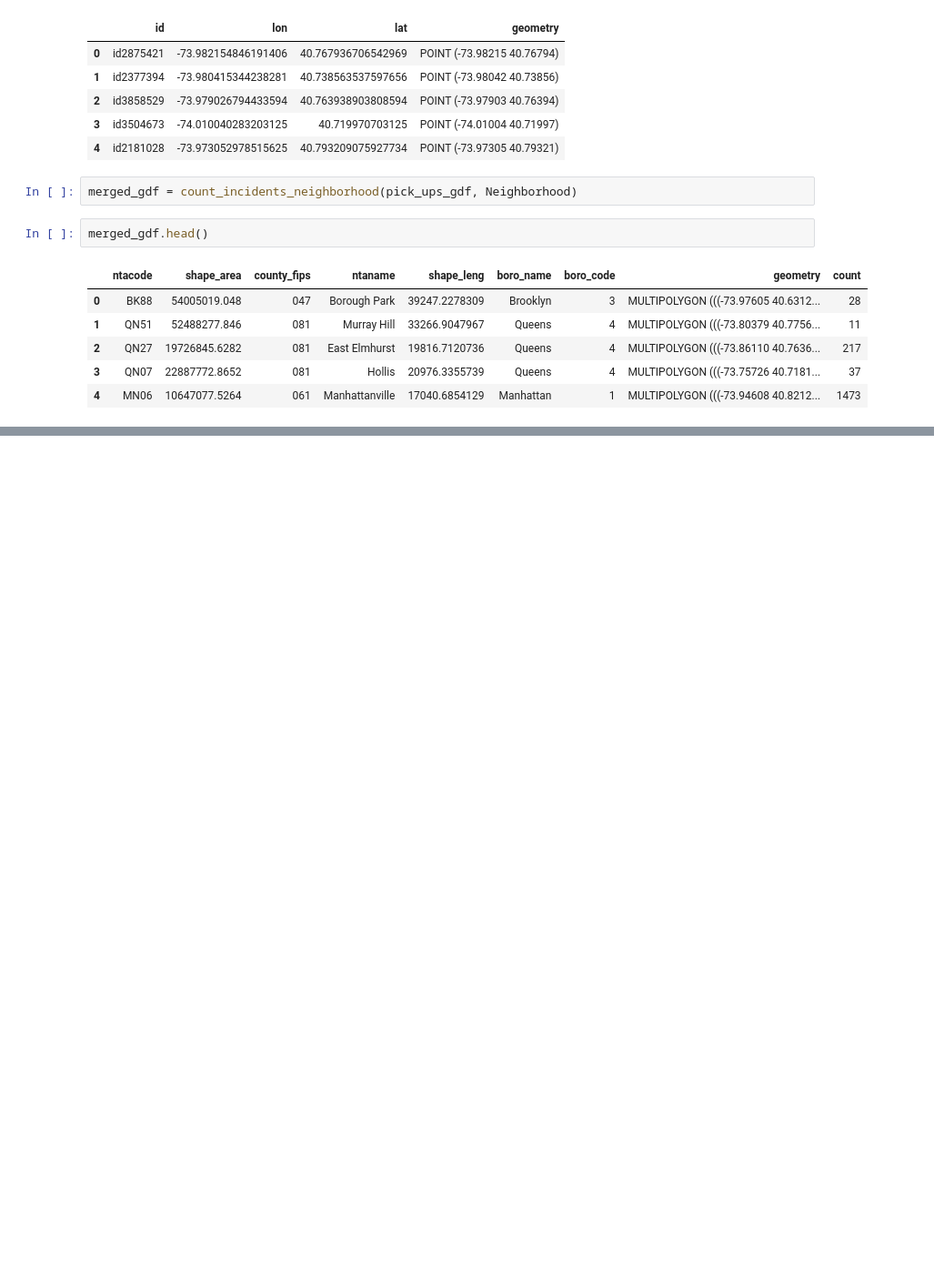
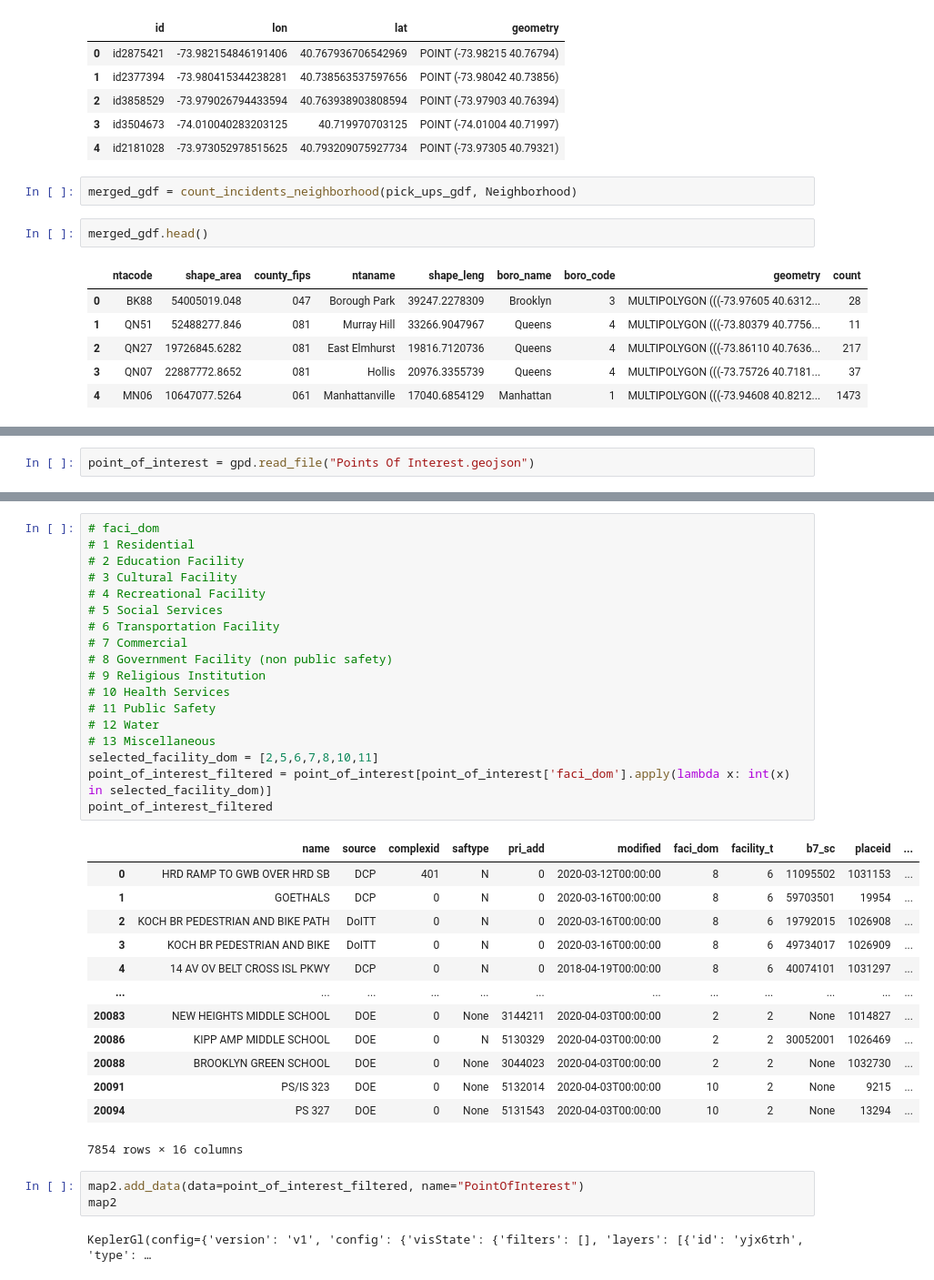
Before and after one commit to Taxyy/Taxi-Trip-Duration, a Jupyter notebook: Location_Analysis/Discriptive_Analysis_Location.ipynb, the cells around one changed output, grey strips where cells are left out. Shown: that part at 91% size. Cells and saved outputs as stored; diff of their text form; blank space fills up the shorter version.

Commit message:
point of interest

```diff
--- a/Location_Analysis/Discriptive_Analysis_Location.ipynb
+++ b/Location_Analysis/Discriptive_Analysis_Location.ipynb
@@ -76,0 +77,2 @@ KeplerGl(data={'NeighborhoodTrips': {'index': [0, 1, 2, 3, 4, 5, 6, 7, 8, 9, 10,
+# %%
+point_of_interest = gpd.read_file("Points Of Interest.geojson")
@@ -76,0 +88,37 @@ KeplerGl(data={'NeighborhoodTrips': {'index': [0, 1, 2, 3, 4, 5, 6, 7, 8, 9, 10,
+# %%
+# faci_dom
+# 1 Residential
+# 2 Education Facility
+# 3 Cultural Facility
+# 4 Recreational Facility
+# 5 Social Services
+# 6 Transportation Facility
+# 7 Commercial
+# 8 Government Facility (non public safety)
+# 9 Religious Institution
+# 10 Health Services
+# 11 Public Safety
+# 12 Water
+# 13 Miscellaneous
+selected_facility_dom = [2,5,6,7,8,10,11]
+point_of_interest_filtered = point_of_interest[point_of_interest['faci_dom'].apply(lambda x: int(x) in selected_facility_dom)]
+point_of_interest_filtered
+# %% [output]
+|  | name | source | complexid | saftype | pri_add | modified | faci_dom | facility_t | b7_sc | placeid | ... |
+| 0 | HRD RAMP TO GWB OVER HRD SB | DCP | 401 | N | 0 | 2020-03-12T00:00:00 | 8 | 6 | 11095502 | 1031153 | ... |
+| 1 | GOETHALS | DCP | 0 | N | 0 | 2020-03-16T00:00:00 | 8 | 6 | 59703501 | 19954 | ... |
+| 2 | KOCH BR PEDESTRIAN AND BIKE PATH | DoITT | 0 | N | 0 | 2020-03-16T00:00:00 | 8 | 6 | 19792015 | 1026908 | ... |
+| 3 | KOCH BR PEDESTRIAN AND BIKE | DoITT | 0 | N | 0 | 2020-03-16T00:00:00 | 8 | 6 | 49734017 | 1026909 | ... |
+| 4 | 14 AV OV BELT CROSS ISL PKWY | DCP | 0 | N | 0 | 2018-04-19T00:00:00 | 8 | 6 | 40074101 | 1031297 | ... |
+| ... | ... | ... | ... | ... | ... | ... | ... | ... | ... | ... | ... |
+| 20083 | NEW HEIGHTS MIDDLE SCHOOL | DOE | 0 | None | 3144211 | 2020-04-03T00:00:00 | 2 | 2 | None | 1014827 | ... |
+| 20086 | KIPP AMP MIDDLE SCHOOL | DOE | 0 | N | 5130329 | 2020-04-03T00:00:00 | 2 | 2 | 30052001 | 1026469 | ... |
+| 20088 | BROOKLYN GREEN SCHOOL | DOE | 0 | None | 3044023 | 2020-04-03T00:00:00 | 2 | 2 | None | 1032730 | ... |
+| 20091 | PS/IS 323 | DOE | 0 | None | 5132014 | 2020-04-03T00:00:00 | 10 | 2 | None | 9215 | ... |
+| 20094 | PS 327 | DOE | 0 | None | 5131543 | 2020-04-03T00:00:00 | 10 | 2 | None | 13294 | ... |
+7854 rows × 16 columns
+# %%
+map2.add_data(data=point_of_interest_filtered, name="PointOfInterest")
+map2
+# %% [output]
+KeplerGl(config={'version': 'v1', 'config': {'visState': {'filters': [], 'layers': [{'id': 'yjx6trh', 'type': …
```
Also changed, not shown: parts of 3 cells of this notebook.
